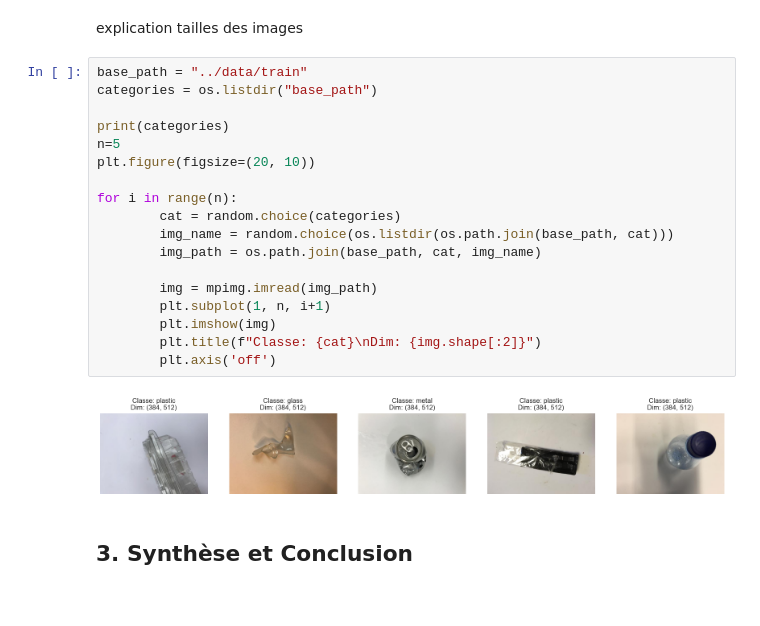
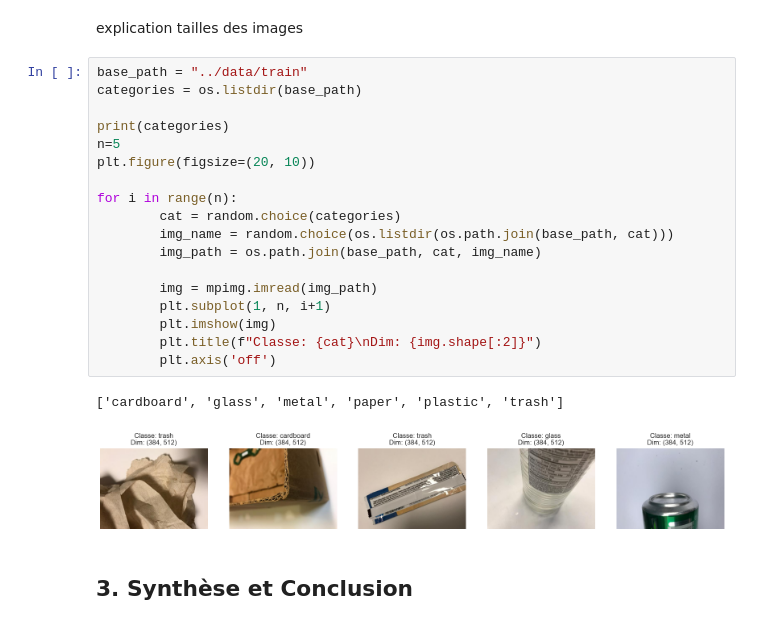
Before and after one commit to Anthony253400/Projet_SDD_4, a Jupyter notebook: visualitation/notebook.ipynb, the cells around one changed output. Cells and saved outputs as stored; diff of their text form.

```diff
--- a/visualitation/notebook.ipynb
+++ b/visualitation/notebook.ipynb
@@ -333,24 +334,25 @@ plt.show()
 explication tailles des images
 # %%
 base_path = "../data/train"
-categories = os.listdir("base_path")
+categories = os.listdir(base_path)
 
 print(categories)
 n=5
 plt.figure(figsize=(20, 10))
 
 for i in range(n):
         cat = random.choice(categories)
         img_name = random.choice(os.listdir(os.path.join(base_path, cat)))
         img_path = os.path.join(base_path, cat, img_name)
 
         img = mpimg.imread(img_path)
         plt.subplot(1, n, i+1)
         plt.imshow(img)
         plt.title(f"Classe: {cat}\nDim: {img.shape[:2]}")
         plt.axis('off')
 # %% [output]
+['cardboard', 'glass', 'metal', 'paper', 'plastic', 'trash']
-[figure, old version]
+[figure, new version]
 # %% [markdown]
 <a id="conclu"></a>
 ## 3. Synthèse et Conclusion
```
Also changed, not shown: parts of 5 cells of this notebook.
